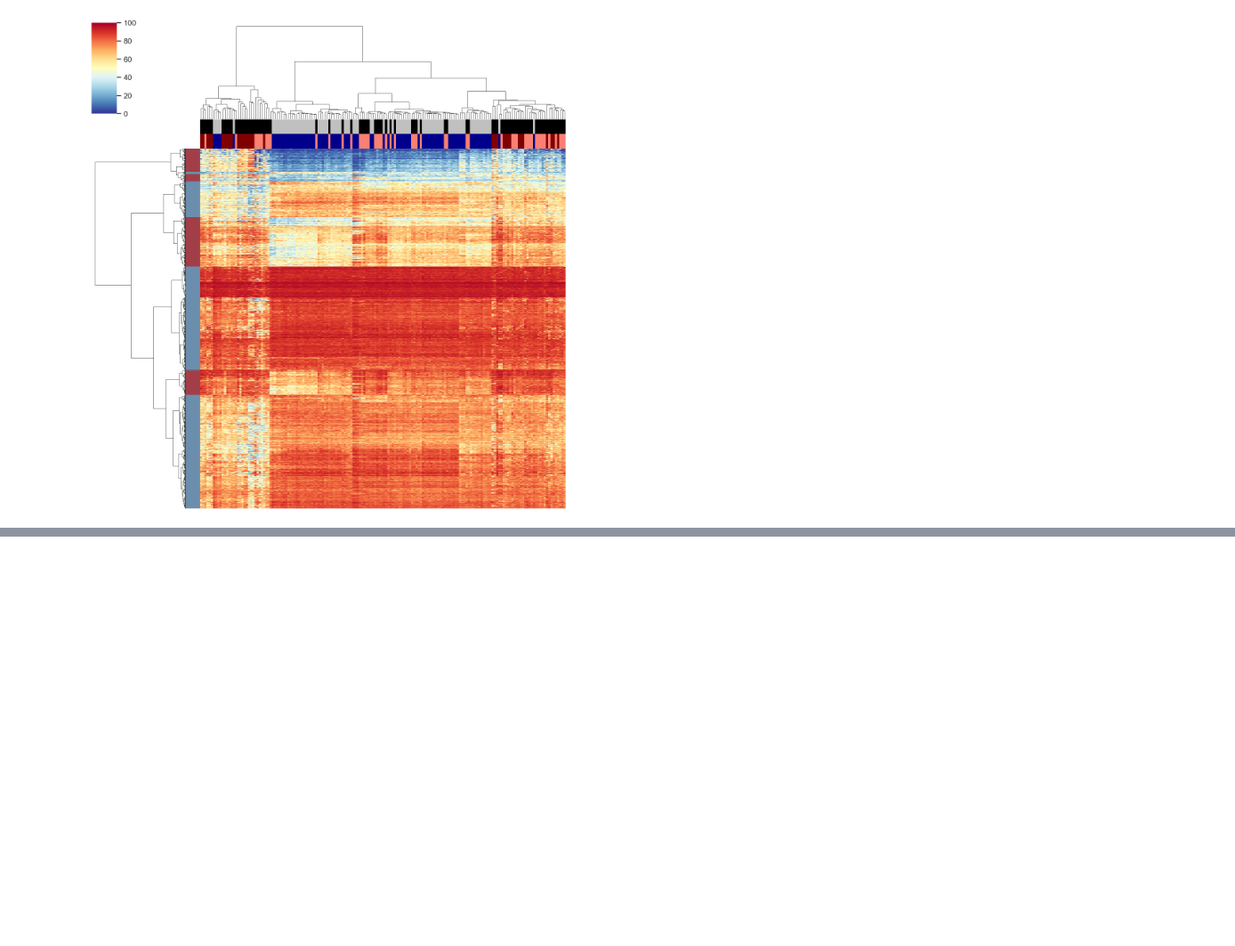
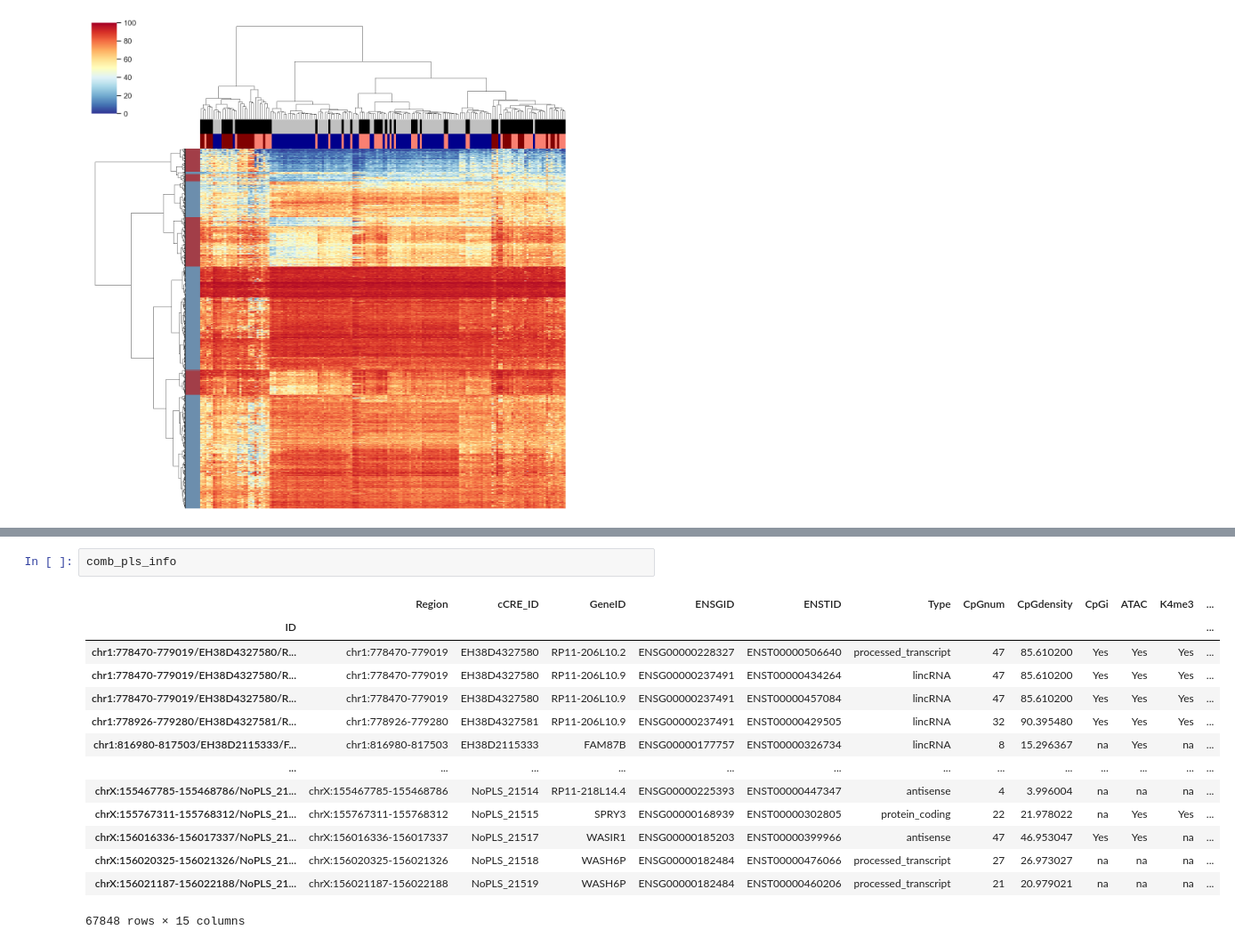
Before and after one commit to ryansohny/STAD, a Jupyter notebook: WGBS/_NEW_ANALYSIS_LATE_2022.ipynb, the cells around one changed output, grey strips where cells are left out. Shown at 89% size. Cells and saved outputs as stored; diff of their text form; blank space fills up the shorter version.

```diff
--- a/WGBS/_NEW_ANALYSIS_LATE_2022.ipynb
+++ b/WGBS/_NEW_ANALYSIS_LATE_2022.ipynb
@@ -242,2 +226,19 @@ del pls, nopls, pls_info, nopls_info
+# %%
+comb_pls_info
+# %% [output]
+|  | Region | cCRE_ID | GeneID | ENSGID | ENSTID | Type | CpGnum | CpGdensity | CpGi | ATAC | K4me3 | ... |
+| ID |  |  |  |  |  |  |  |  |  |  |  | ... |
+| chr1:778470-779019/EH38D4327580/R... | chr1:778470-779019 | EH38D4327580 | RP11-206L10.2 | ENSG00000228327 | ENST00000506640 | processed_transcript | 47 | 85.610200 | Yes | Yes | Yes | ... |
+| chr1:778470-779019/EH38D4327580/R... | chr1:778470-779019 | EH38D4327580 | RP11-206L10.9 | ENSG00000237491 | ENST00000434264 | lincRNA | 47 | 85.610200 | Yes | Yes | Yes | ... |
+| chr1:778470-779019/EH38D4327580/R... | chr1:778470-779019 | EH38D4327580 | RP11-206L10.9 | ENSG00000237491 | ENST00000457084 | lincRNA | 47 | 85.610200 | Yes | Yes | Yes | ... |
+| chr1:778926-779280/EH38D4327581/R... | chr1:778926-779280 | EH38D4327581 | RP11-206L10.9 | ENSG00000237491 | ENST00000429505 | lincRNA | 32 | 90.395480 | Yes | Yes | Yes | ... |
+| chr1:816980-817503/EH38D2115333/F... | chr1:816980-817503 | EH38D2115333 | FAM87B | ENSG00000177757 | ENST00000326734 | lincRNA | 8 | 15.296367 | na | Yes | na | ... |
+| ... | ... | ... | ... | ... | ... | ... | ... | ... | ... | ... | ... | ... |
+| chrX:155467785-155468786/NoPLS_21... | chrX:155467785-155468786 | NoPLS_21514 | RP11-218L14.4 | ENSG00000225393 | ENST00000447347 | antisense | 4 | 3.996004 | na | na | na | ... |
+| chrX:155767311-155768312/NoPLS_21... | chrX:155767311-155768312 | NoPLS_21515 | SPRY3 | ENSG00000168939 | ENST00000302805 | protein_coding | 22 | 21.978022 | na | Yes | Yes | ... |
+| chrX:156016336-156017337/NoPLS_21... | chrX:156016336-156017337 | NoPLS_21517 | WASIR1 | ENSG00000185203 | ENST00000399966 | antisense | 47 | 46.953047 | Yes | Yes | na | ... |
+| chrX:156020325-156021326/NoPLS_21... | chrX:156020325-156021326 | NoPLS_21518 | WASH6P | ENSG00000182484 | ENST00000476066 | processed_transcript | 27 | 26.973027 | na | na | na | ... |
+| chrX:156021187-156022188/NoPLS_21... | chrX:156021187-156022188 | NoPLS_21519 | WASH6P | ENSG00000182484 | ENST00000460206 | processed_transcript | 21 | 20.979021 | na | na | na | ... |
+67848 rows × 15 columns
 # %%
 # K36me3 effect (Normal)
```
Also changed, not shown: parts of 4 cells of this notebook.
